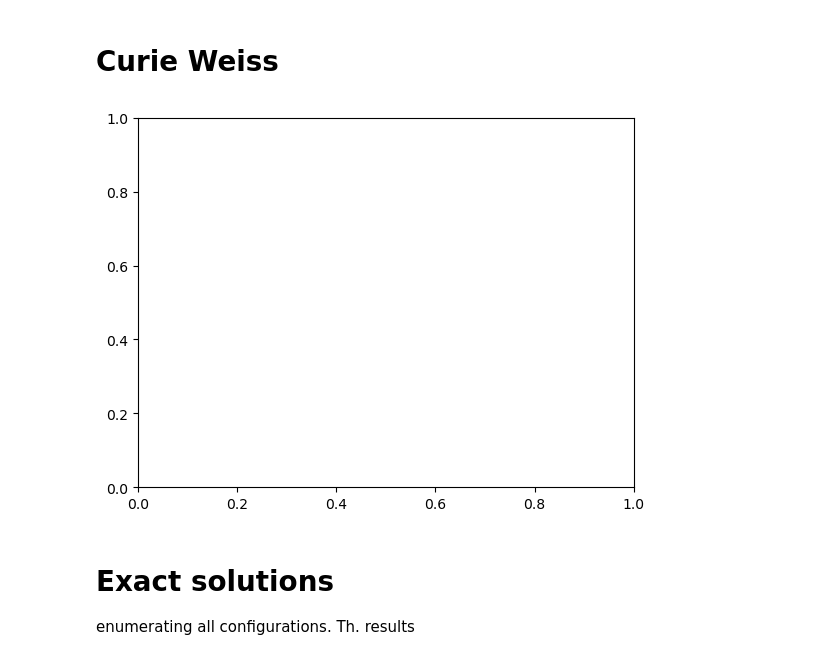
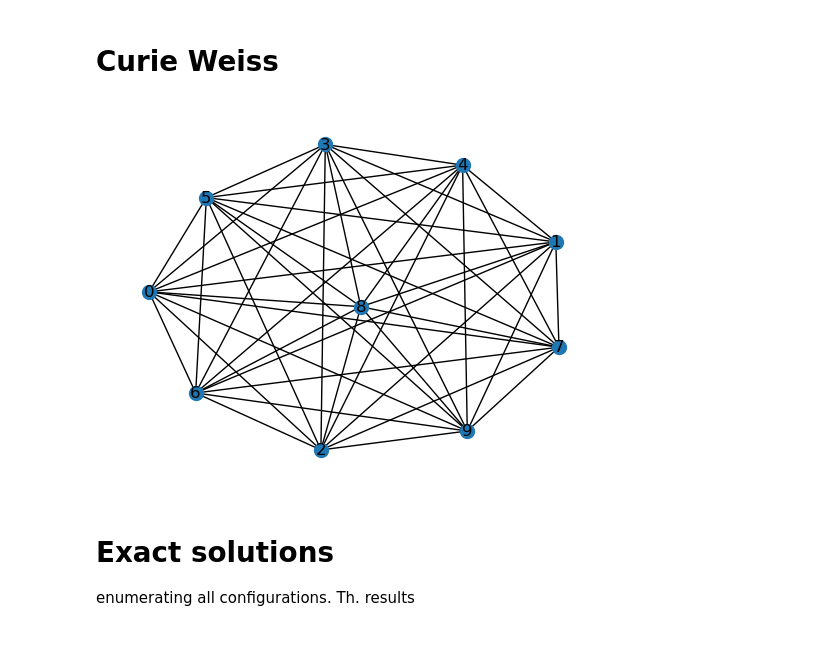
Before and after one commit to ocadni/h2arnn, a Jupyter notebook: results/Curie-Weiss/CW_model.ipynb, the cells around one changed output. Drawn from its saved outputs; the diff is of its cells as text; code cells hidden in the pictures.

```diff
--- a/results/Curie-Weiss/CW_model.ipynb
+++ b/results/Curie-Weiss/CW_model.ipynb
@@ -21,23 +21,23 @@ import python_lib.models as models
 # %%
 import importlib
 import matplotlib.pyplot as plt
 
-N = 1000
+N = 10
 fig, ax0 = plt.subplots(1,1)
 J_interaction = torch.ones(N,N) - torch.eye(N, N)
 
 inter_H = 0
 H = inter_H * (torch.ones(N))
 
 if N < 200:
     graph_gen.plot_matrix_graph(J_interaction, ax0)
 JJ=1
 J_val = JJ/(2*N)
 J = J_val * J_interaction
 
 #N_rand, J_interaction_rand = graph_gen.tree_interaction(Degree, Height, rand=True)
 # %% [output]
-[figure, old version]
+[figure, new version]
 # %% [markdown]
 # Exact solutions
 enumerating all configurations.
```
Also changed, not shown: parts of 26 cells of this notebook, 9 other files.
